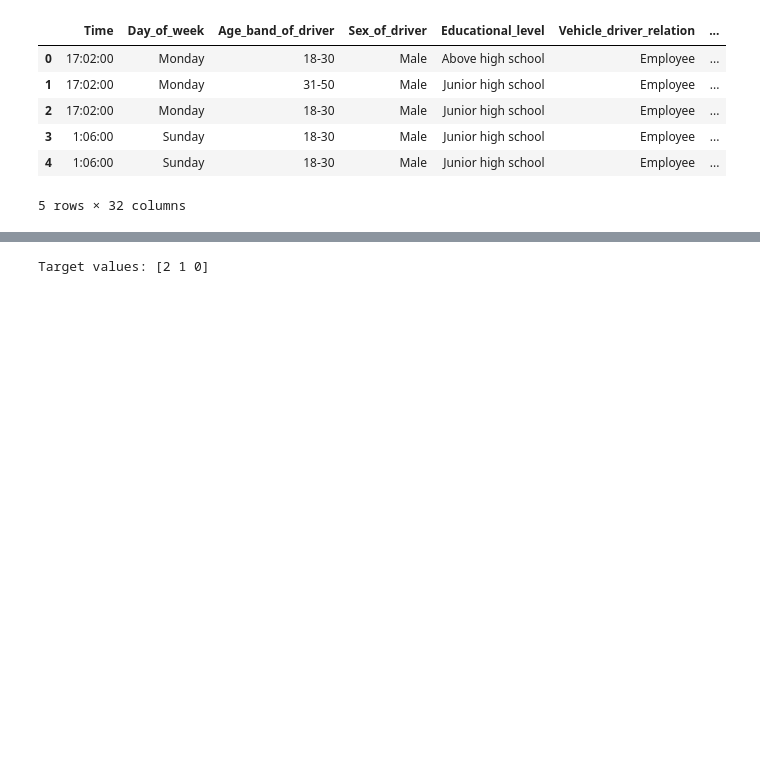
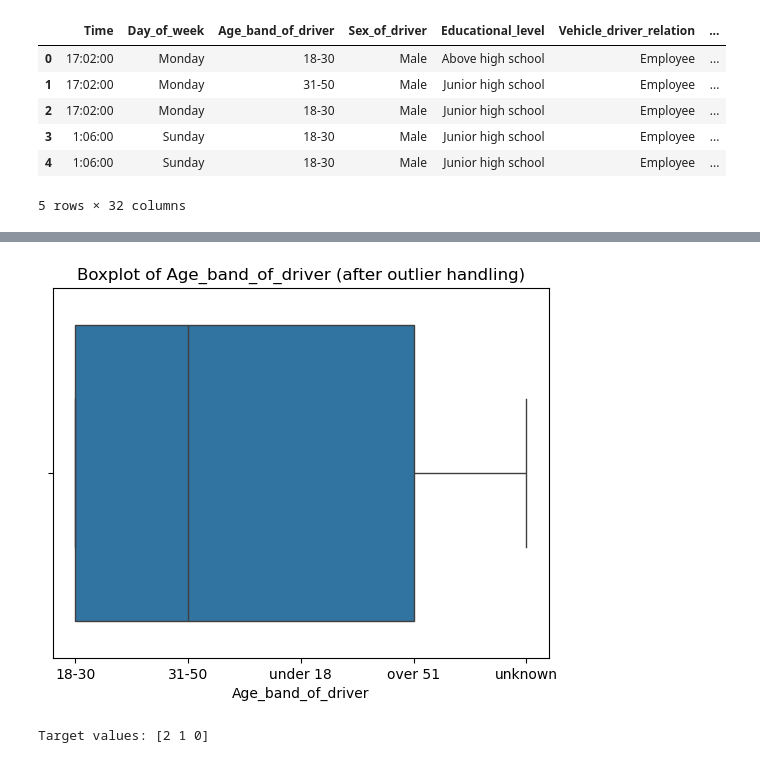
Before and after one commit to david11133/road-traffic-accidents-ml, a Jupyter notebook: notebooks/02_preprocessing_and_models.ipynb, the cells around one changed output, grey strips where cells are left out. Drawn from its saved outputs; the diff is of its cells as text; code cells hidden in the pictures; blank space fills up the shorter version.

```diff
--- a/notebooks/02_preprocessing_and_models.ipynb
+++ b/notebooks/02_preprocessing_and_models.ipynb
@@ -76,15 +76,21 @@ df = df[selected_cols]
 # %%
 # Outlier Detection & Handling (on numeric columns)
 numeric_cols = df.select_dtypes(include='number').columns.tolist()
 
 for col in numeric_cols:
     q1 = df[col].quantile(0.25)
     q3 = df[col].quantile(0.75)
     iqr = q3 - q1
     lower = q1 - 1.5 * iqr
     upper = q3 + 1.5 * iqr
-    # Option: clip outliers
+    # clip outliers
     df[col] = df[col].clip(lower, upper)
+
+sns.boxplot(x=df['Age_band_of_driver'])
+plt.title('Boxplot of Age_band_of_driver (after outlier handling)')
+plt.show()
+# %% [output]
+[figure, added]
 # %%
 # Encode Categorical Variables
 label_encoders = {}
```
Also changed, not shown: parts of 3 cells of this notebook, 2 other files.
